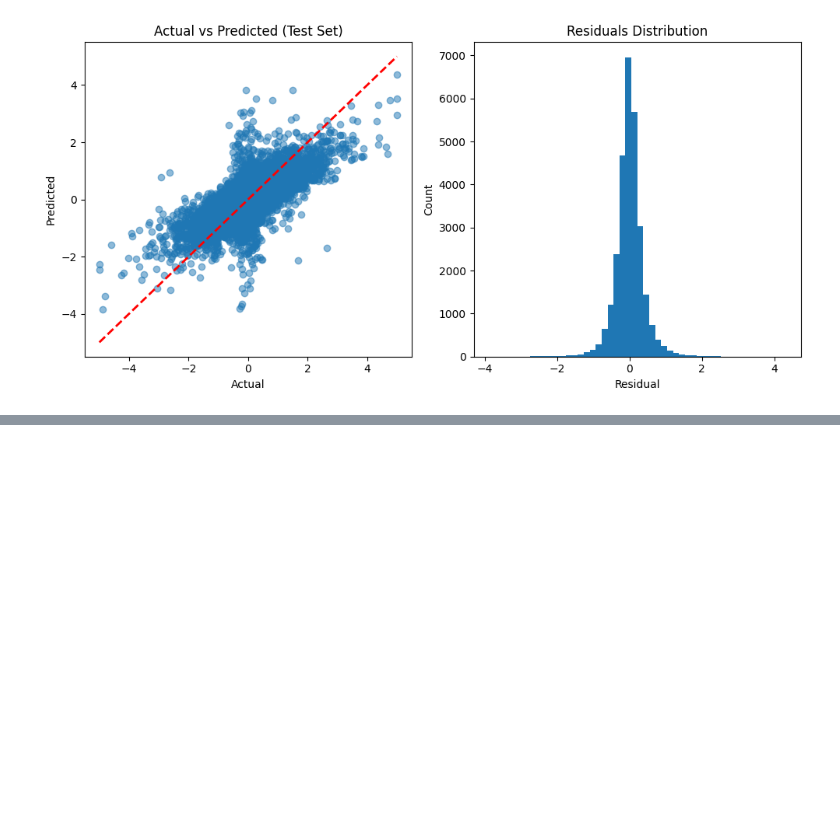
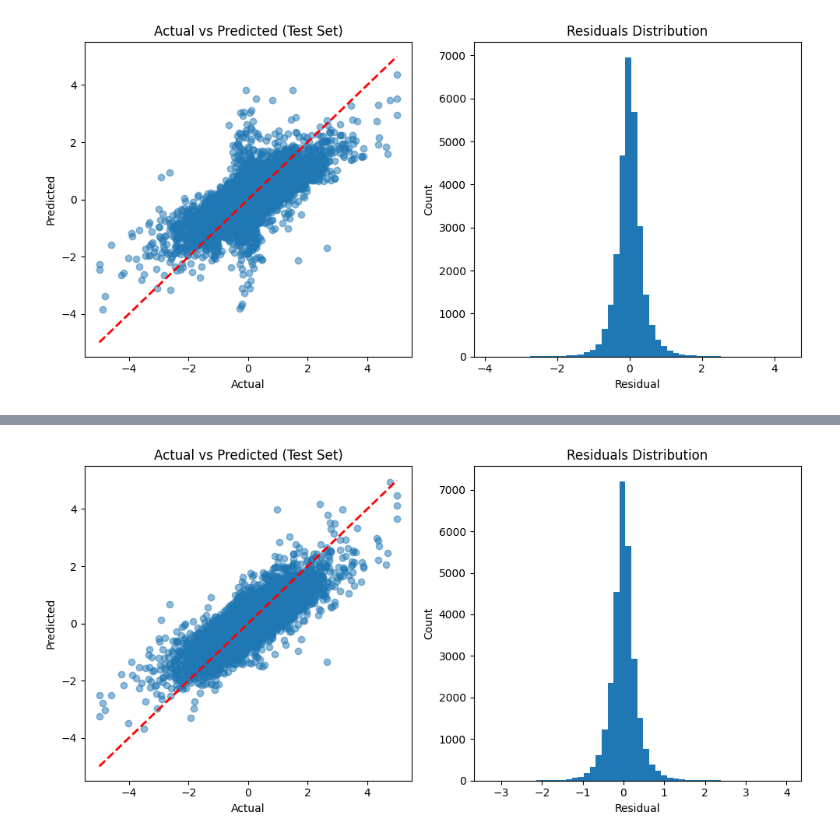
Before and after one commit to SaumikDana/kaggle_jane_street_problem, a Jupyter notebook: data.ipynb, the cells around one changed output, grey strips where cells are left out. Cells and saved outputs as stored; diff of their text form; code cells hidden in the pictures; blank space fills up the shorter version.

```diff
--- a/data.ipynb
+++ b/data.ipynb
@@ -258,9 +258,9 @@ def prepare_regression_data(features, responders, target):
 
     return X, y
 
-def train_and_evaluate_model(X, y):
+def train_model(X, y):
     """
-    Train a linear regression model and evaluate its performance
+    Train a linear regression model
     """
     # Split data into train and test sets
     X_train, X_test, y_train, y_test = train_test_split(X, y, test_size=0.2, random_state=42)
@@ -272,6 +272,12 @@ def train_and_evaluate_model(X, y):
     model = LinearRegression()
     model.fit(X_train, y_train)
 
+    return model, X_train, X_test, y_train, y_test
+
+def evaluate_model(model, X_train, X_test, y_train, y_test):
+    """
+    Evaluate its performance
+    """
     # Make predictions
     y_train_pred = model.predict(X_train)
     y_test_pred = model.predict(X_test)
@@ -325,7 +331,8 @@ if __name__ == "__main__":
     X, y = prepare_regression_data(features, responders, target)
 
     # Train and evaluate model
-    model = train_and_evaluate_model(X, y)
+    model, X_train, X_test, y_train, y_test = train_model(X, y)
+    evaluate_model(model, X_train, X_test, y_train, y_test)
 # %% [output]
 Feature series shape: (142632, 79)
 
@@ -345,3 +352,58 @@ Test MSE: 0.1620
 Train R²: 0.6032
 Test R²: 0.5965
 [figure]
+# %%
+from xgboost import XGBRegressor
+
+def train_xgboost_model(X, y):
+    """
+    Train an XGBoost regression model with basic hyperparameters
+    """
+    # Split data into train and test sets
+    X_train, X_test, y_train, y_test = train_test_split(X, y, test_size=0.2, random_state=42)
+    print("Train/Test split sizes:")
+    print(f"X_train: {X_train.shape}")
+    print(f"X_test: {X_test.shape}")
+
+    # Initialize and train model
+    model = XGBRegressor(
+        n_estimators=100,
+        learning_rate=0.1,
+        max_depth=6,
+        random_state=42
+    )
+
+    # Train the model with eval set for validation
+    model.fit(
+        X_train, y_train,
+        eval_set=[(X_train, y_train), (X_test, y_test)],
+        verbose=False
+    )
+
+    return model, X_train, X_test, y_train, y_test
+
+# Example usage
+if __name__ == "__main__":
+    # Load data
+    df = pd.read_parquet("train.parquet/partition_id=0/part-0.parquet")
+    symbol_id = df['symbol_id'].unique()[0]
+
+    # Create time series
+    features, responders, target = create_timeseries_for_symbol(df, symbol_id)
+
+    # Prepare regression data
+    X, y = prepare_regression_data(features, responders, target)
+
+    # Train and evaluate model
+    model, X_train, X_test, y_train, y_test = train_xgboost_model(X, y)
+    evaluate_model(model, X_train, X_test, y_train, y_test)
+
+    # Print feature importances
+    feature_importance = pd.DataFrame({
+        'feature': X.columns,
+        'importance': model.feature_importances_
+    }).sort_values('importance', ascending=False)
+
+    print("\nTop 10 most important features:")
+    print(feature_importance.head(10))
+# %% [output]
@@ -347,0 +427 @@ Test R²: 0.5965
+[figure, added]
```
Also changed, not shown: parts of 1 cell of this notebook.
